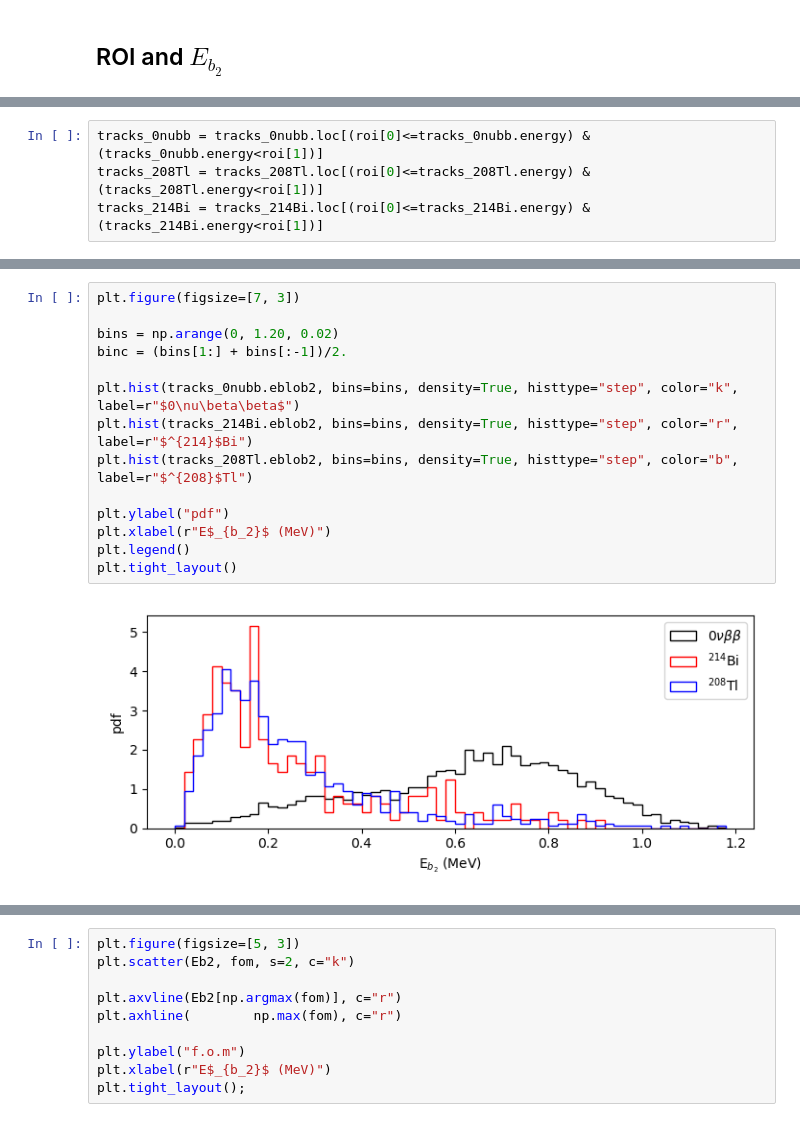
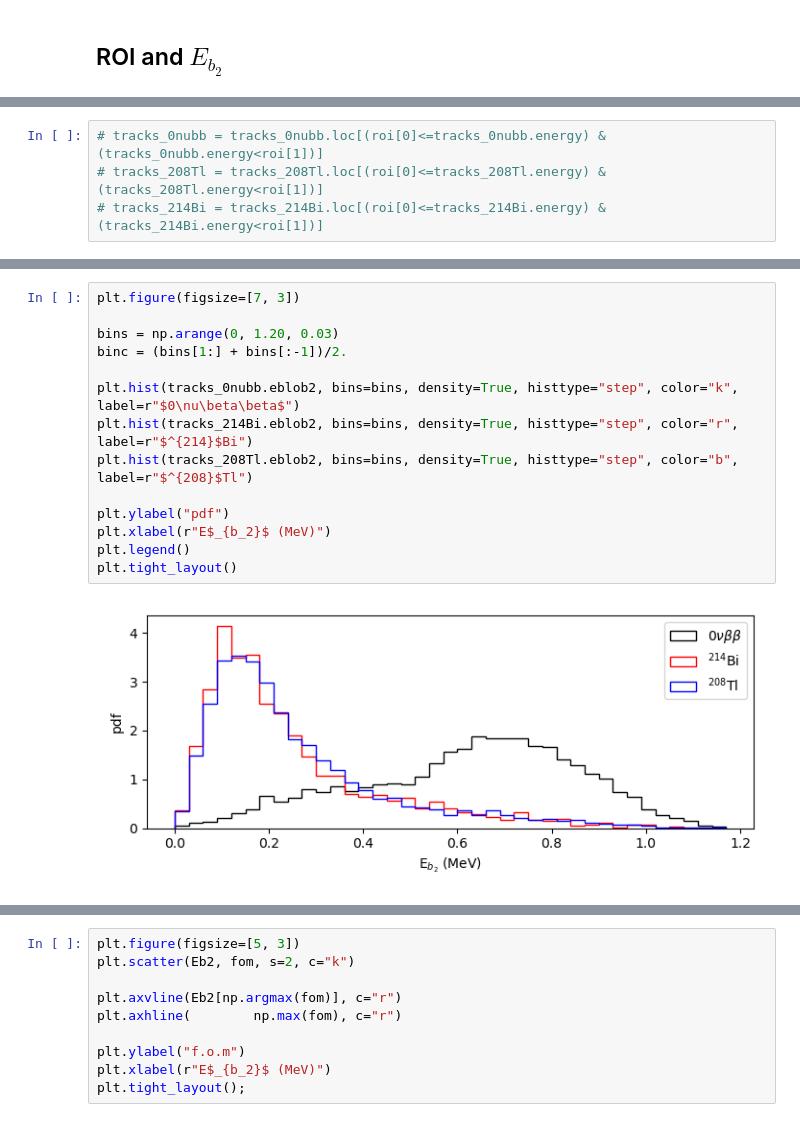
Before and after one commit to gondiaz/NEXT100-0nubb-analysis, a Jupyter notebook: analysis/counting_experiment.ipynb, the cells around one changed output, grey strips where cells are left out. Saved outputs shown, nothing was run; the diff lists cells and outputs as text.

```diff
--- a/analysis/counting_experiment.ipynb
+++ b/analysis/counting_experiment.ipynb
@@ -343,7 +377,7 @@ fig.tight_layout()
 # %%
-tracks_0nubb = tracks_0nubb.loc[(roi[0]<=tracks_0nubb.energy) & (tracks_0nubb.energy<roi[1])]
-tracks_208Tl = tracks_208Tl.loc[(roi[0]<=tracks_208Tl.energy) & (tracks_208Tl.energy<roi[1])]
-tracks_214Bi = tracks_214Bi.loc[(roi[0]<=tracks_214Bi.energy) & (tracks_214Bi.energy<roi[1])]
+# tracks_0nubb = tracks_0nubb.loc[(roi[0]<=tracks_0nubb.energy) & (tracks_0nubb.energy<roi[1])]
+# tracks_208Tl = tracks_208Tl.loc[(roi[0]<=tracks_208Tl.energy) & (tracks_208Tl.energy<roi[1])]
+# tracks_214Bi = tracks_214Bi.loc[(roi[0]<=tracks_214Bi.energy) & (tracks_214Bi.energy<roi[1])]
 # %%
 plt.figure(figsize=[7, 3])
 
@@ -363,19 +397,19 @@ plt.tight_layout()
 # %%
 plt.figure(figsize=[7, 3])
 
-bins = np.arange(0, 1.20, 0.02)
+bins = np.arange(0, 1.20, 0.03)
 binc = (bins[1:] + bins[:-1])/2.
 
 plt.hist(tracks_0nubb.eblob2, bins=bins, density=True, histtype="step", color="k", label=r"$0\nu\beta\beta$")
 plt.hist(tracks_214Bi.eblob2, bins=bins, density=True, histtype="step", color="r", label=r"$^{214}$Bi")
 plt.hist(tracks_208Tl.eblob2, bins=bins, density=True, histtype="step", color="b", label=r"$^{208}$Tl")
 
 plt.ylabel("pdf")
 plt.xlabel(r"E$_{b_2}$ (MeV)")
 plt.legend()
 plt.tight_layout()
 # %% [output]
-[figure, old version]
+[figure, new version]
 # %%
 # figure of merit
 Eb2 = np.arange(0, 1.2, 0.02)
```
Also changed, not shown: parts of 44 cells of this notebook, 14 other files.
